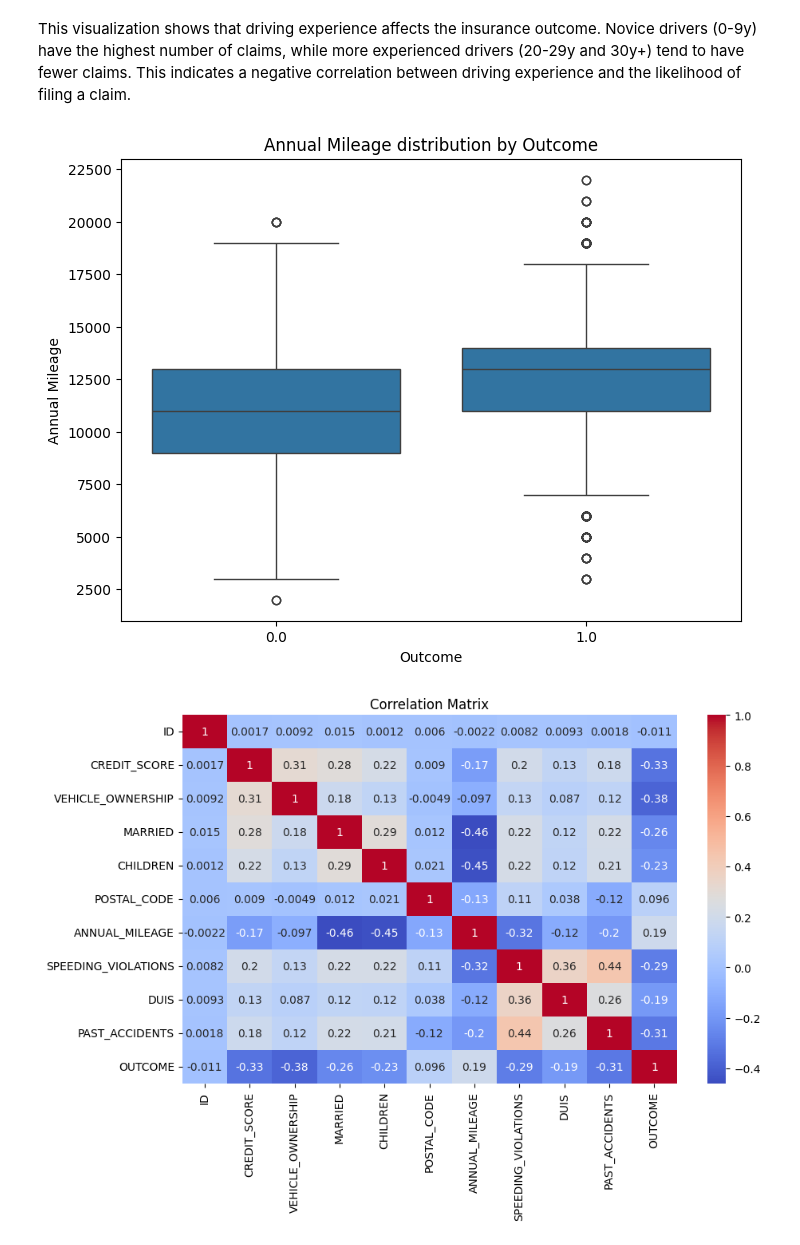
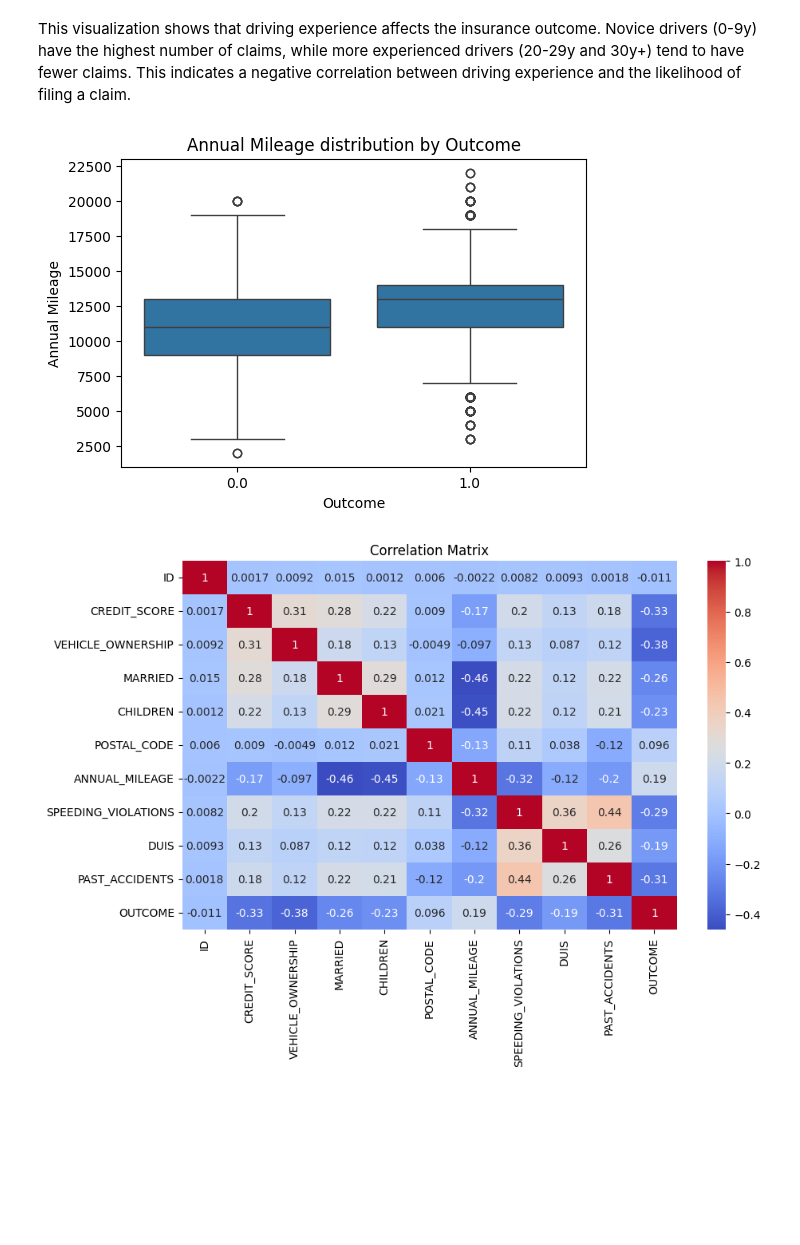
Before and after one commit to farahwadya/Car-insurance-intermediate-machine-learning-project, a Jupyter notebook: Car_insurance_prj.ipynb, the cells around one changed output. Cells and saved outputs as stored; diff of their text form; code cells hidden in the pictures; blank space fills up the shorter version.

```diff
--- a/Car_insurance_prj.ipynb
+++ b/Car_insurance_prj.ipynb
@@ -75,7 +85,7 @@ age_map = {
     '16-25': 'Young',
     '26-39': 'Adult',
     '40-64': 'Middle-aged',
-    '65+': 'Senior'
+    '65+': 'Old'
 }
 df['AGE'] = df['AGE'].map(age_map)
 # %%
@@ -193,21 +203,14 @@ plt.show()
 # %% [markdown]
 This visualization shows that driving experience affects the insurance outcome. Novice drivers (0-9y) have the highest number of claims, while more experienced drivers (20-29y and 30y+) tend to have fewer claims. This indicates a negative correlation between driving experience and the likelihood of filing a claim.
 # %%
-import pandas as pd
-import matplotlib.pyplot as plt
-import seaborn as sns
-
-# نفترض إن df موجود مسبقًا ويحتوي على العمودين
-# df = pd.read_csv('your_dataset.csv')
-
-plt.figure(figsize=(8,6))
+plt.figure(figsize=(6,4))
 sns.boxplot(x='OUTCOME', y='ANNUAL_MILEAGE', data=df)
 plt.xlabel('Outcome')
 plt.ylabel('Annual Mileage')
 plt.title('Annual Mileage distribution by Outcome')
 plt.show()
 # %% [output]
-[figure, old version]
+[figure, new version]
 # %%
 plt.figure(figsize=(10,6))
 sns.heatmap(df.corr(numeric_only=True), annot=True, cmap='coolwarm')
```
Also changed, not shown: parts of 31 cells of this notebook.
